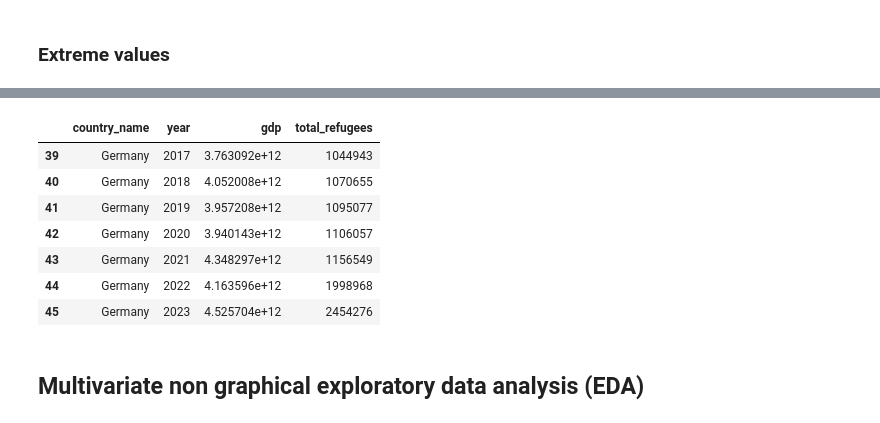
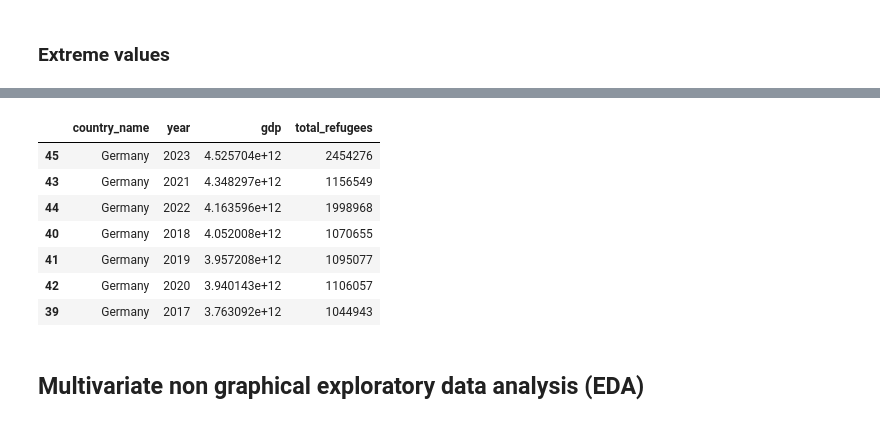
Before and after one commit to ferzanagehringer3/DataAnalyticsLN, a Jupyter notebook: Exploratory Data Analysis (EDA)/EDA_combined_data.ipynb, the cells around one changed output, grey strips where cells are left out. Saved outputs shown, nothing was run; the diff lists cells and outputs as text; code cells hidden in the pictures.

```diff
--- a/Exploratory Data Analysis (EDA)/EDA_combined_data.ipynb
+++ b/Exploratory Data Analysis (EDA)/EDA_combined_data.ipynb
@@ -218,15 +216,15 @@ df_orig[df_orig['gdp']>=15000000000000]
 # %%
 # high refugees
-df_orig[df_orig['total_refugees']>=1000000]
+df_orig[df_orig['total_refugees']>=1000000].sort_values(by='gdp', ascending=False)
 # %% [output]
 |  | country_name | year | gdp | total_refugees |
-| 39 | Germany | 2017 | 3.763092e+12 | 1044943 |
+| 45 | Germany | 2023 | 4.525704e+12 | 2454276 |
+| 43 | Germany | 2021 | 4.348297e+12 | 1156549 |
+| 44 | Germany | 2022 | 4.163596e+12 | 1998968 |
 | 40 | Germany | 2018 | 4.052008e+12 | 1070655 |
 | 41 | Germany | 2019 | 3.957208e+12 | 1095077 |
 | 42 | Germany | 2020 | 3.940143e+12 | 1106057 |
-| 43 | Germany | 2021 | 4.348297e+12 | 1156549 |
-| 44 | Germany | 2022 | 4.163596e+12 | 1998968 |
-| 45 | Germany | 2023 | 4.525704e+12 | 2454276 |
+| 39 | Germany | 2017 | 3.763092e+12 | 1044943 |
 # %% [markdown]
 ## Multivariate non graphical exploratory data analysis (EDA)
 # %% [markdown]
```
Also changed, not shown: parts of 15 cells of this notebook.
